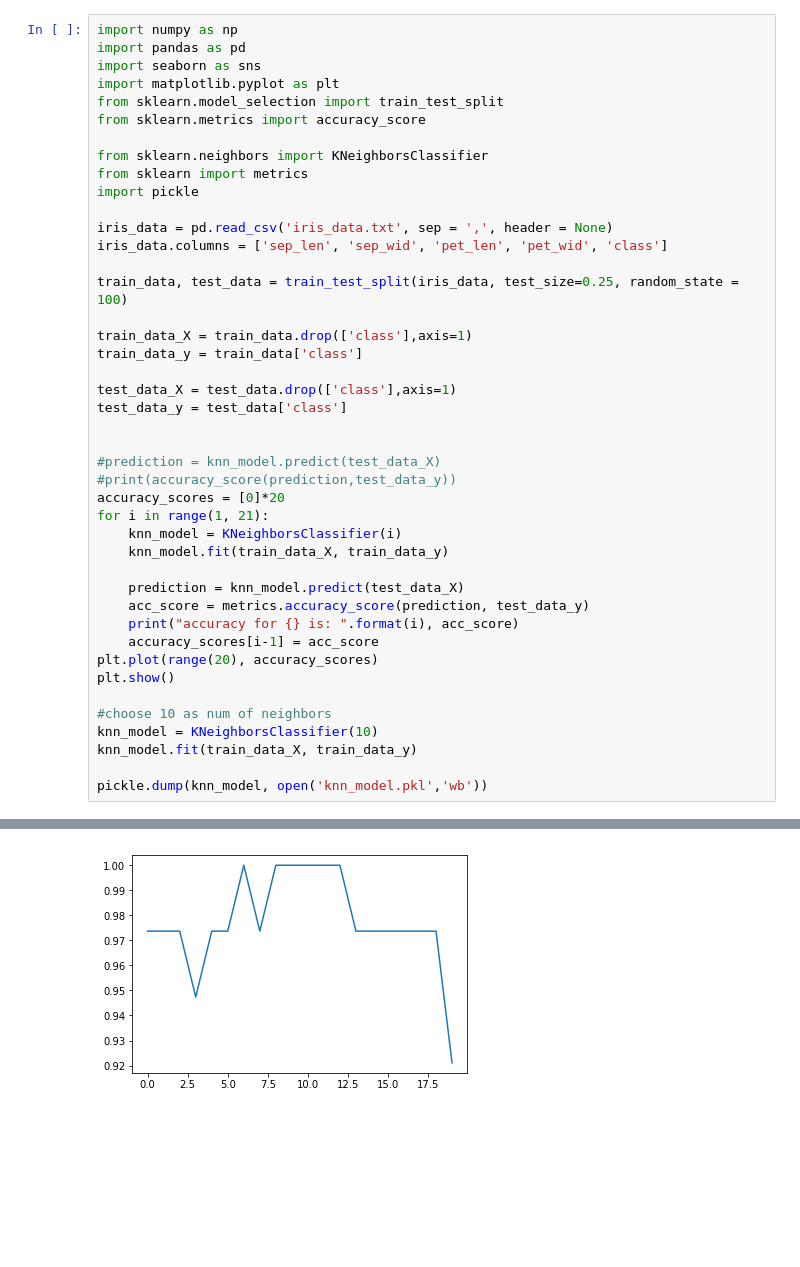
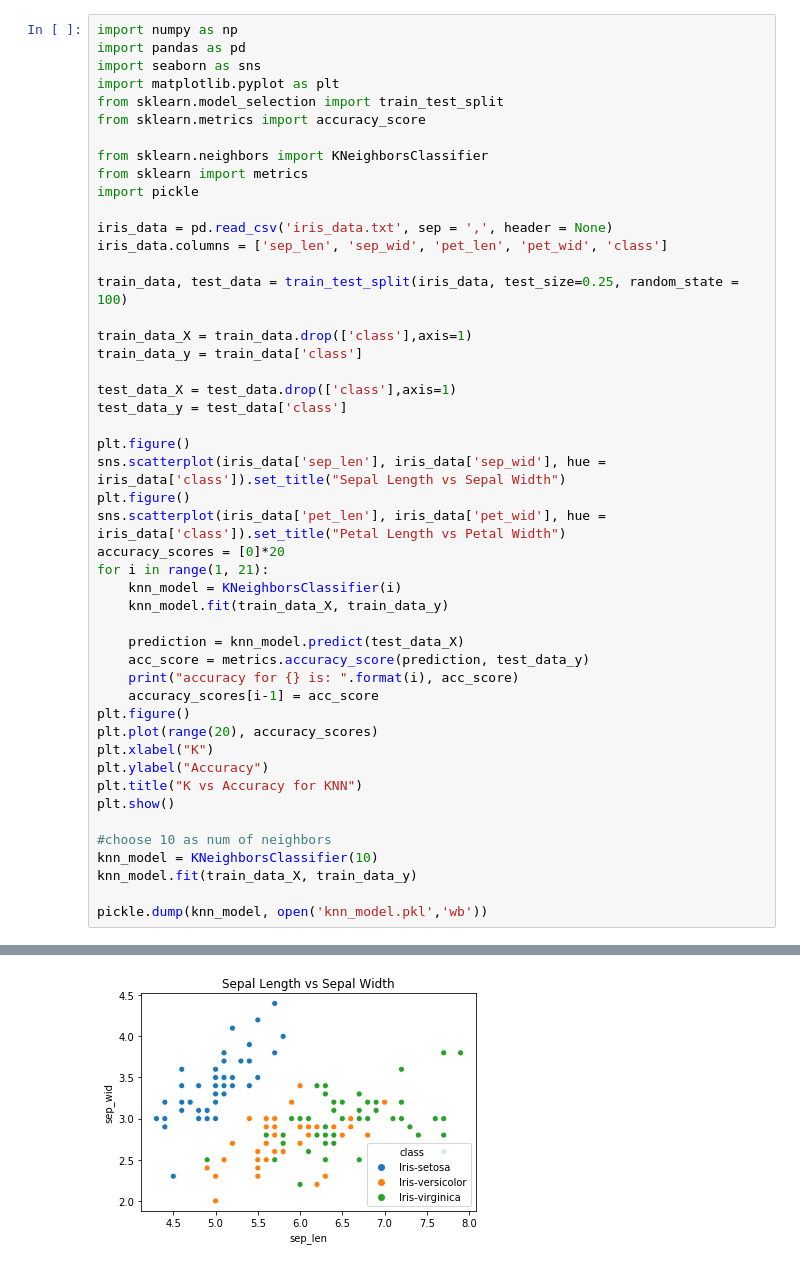
Before and after one commit to jargals2/Iris, a Jupyter notebook: Iris.ipynb, the cells around one changed output, grey strips where cells are left out. Cells and saved outputs as stored; diff of their text form; blank space fills up the shorter version.

Commit message:
some plot

```diff
--- a/Iris.ipynb
+++ b/Iris.ipynb
@@ -21,9 +21,10 @@ train_data_y = train_data['class']
 test_data_X = test_data.drop(['class'],axis=1)
 test_data_y = test_data['class']
 
-
-#prediction = knn_model.predict(test_data_X)
-#print(accuracy_score(prediction,test_data_y))
+plt.figure()
+sns.scatterplot(iris_data['sep_len'], iris_data['sep_wid'], hue = iris_data['class']).set_title("Sepal Length vs Sepal Width")
+plt.figure()
+sns.scatterplot(iris_data['pet_len'], iris_data['pet_wid'], hue = iris_data['class']).set_title("Petal Length vs Petal Width")
 accuracy_scores = [0]*20
 for i in range(1, 21):
     knn_model = KNeighborsClassifier(i)
@@ -33,33 +34,37 @@ for i in range(1, 21):
     acc_score = metrics.accuracy_score(prediction, test_data_y)
     print("accuracy for {} is: ".format(i), acc_score)
     accuracy_scores[i-1] = acc_score
+plt.figure()
 plt.plot(range(20), accuracy_scores)
+plt.xlabel("K")
+plt.ylabel("Accuracy")
+plt.title("K vs Accuracy for KNN")
 plt.show()
 
 #choose 10 as num of neighbors
 knn_model = KNeighborsClassifier(10)
 knn_model.fit(train_data_X, train_data_y)
 
 pickle.dump(knn_model, open('knn_model.pkl','wb'))
 # %% [output]
 accuracy for 1 is:  0.9736842105263158
 accuracy for 2 is:  0.9736842105263158
 accuracy for 3 is:  0.9736842105263158
 accuracy for 4 is:  0.9473684210526315
 accuracy for 5 is:  0.9736842105263158
 accuracy for 6 is:  0.9736842105263158
 accuracy for 7 is:  1.0
 accuracy for 8 is:  0.9736842105263158
 accuracy for 9 is:  1.0
 accuracy for 10 is:  1.0
 accuracy for 11 is:  1.0
 accuracy for 12 is:  1.0
 accuracy for 13 is:  1.0
 accuracy for 14 is:  0.9736842105263158
 accuracy for 15 is:  0.9736842105263158
 accuracy for 16 is:  0.9736842105263158
 accuracy for 17 is:  0.9736842105263158
 accuracy for 18 is:  0.9736842105263158
 accuracy for 19 is:  0.9736842105263158
 accuracy for 20 is:  0.9210526315789473
-[figure, old version]
+[figure, new version]
```
Also changed, not shown: parts of 1 cell of this notebook.
